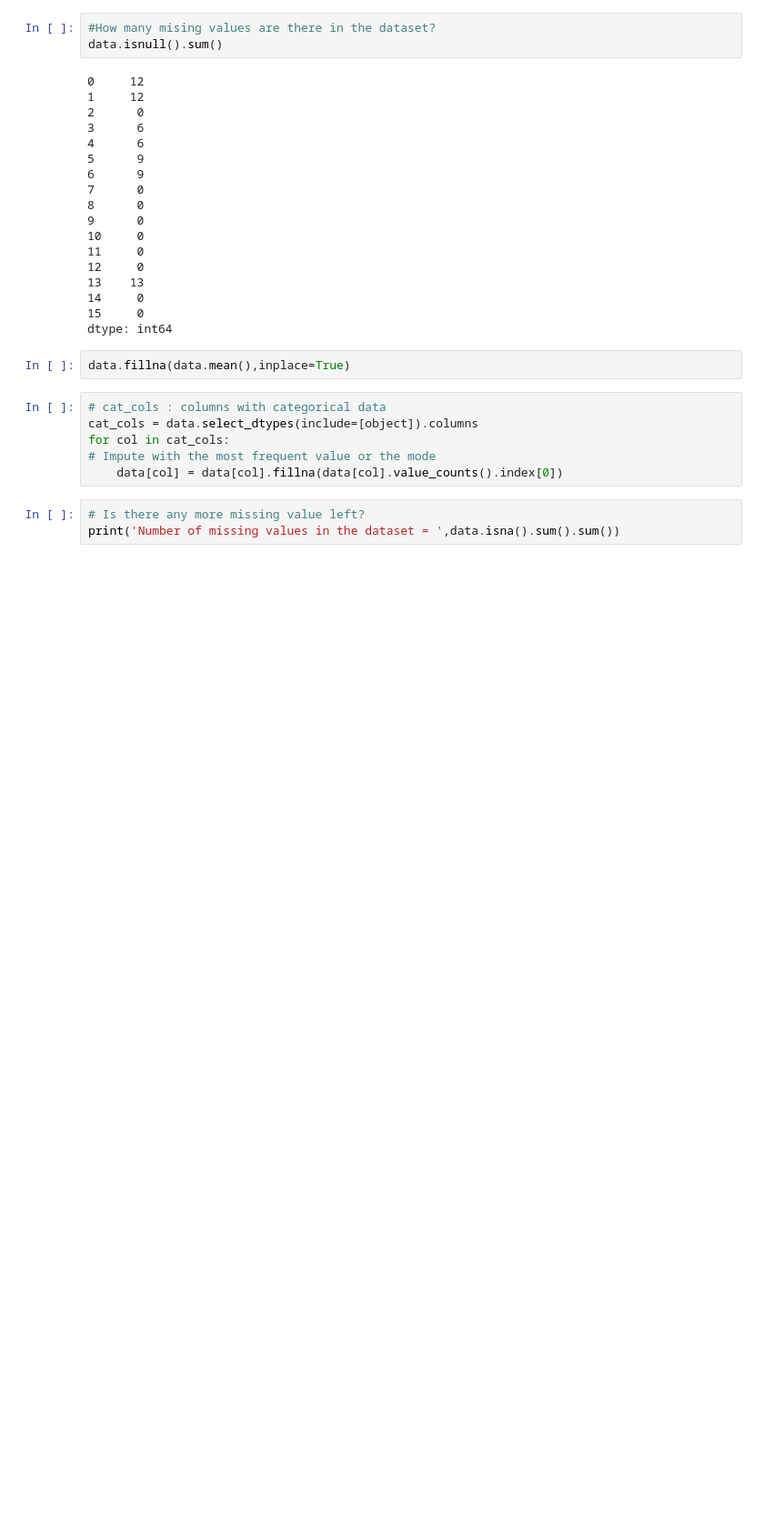
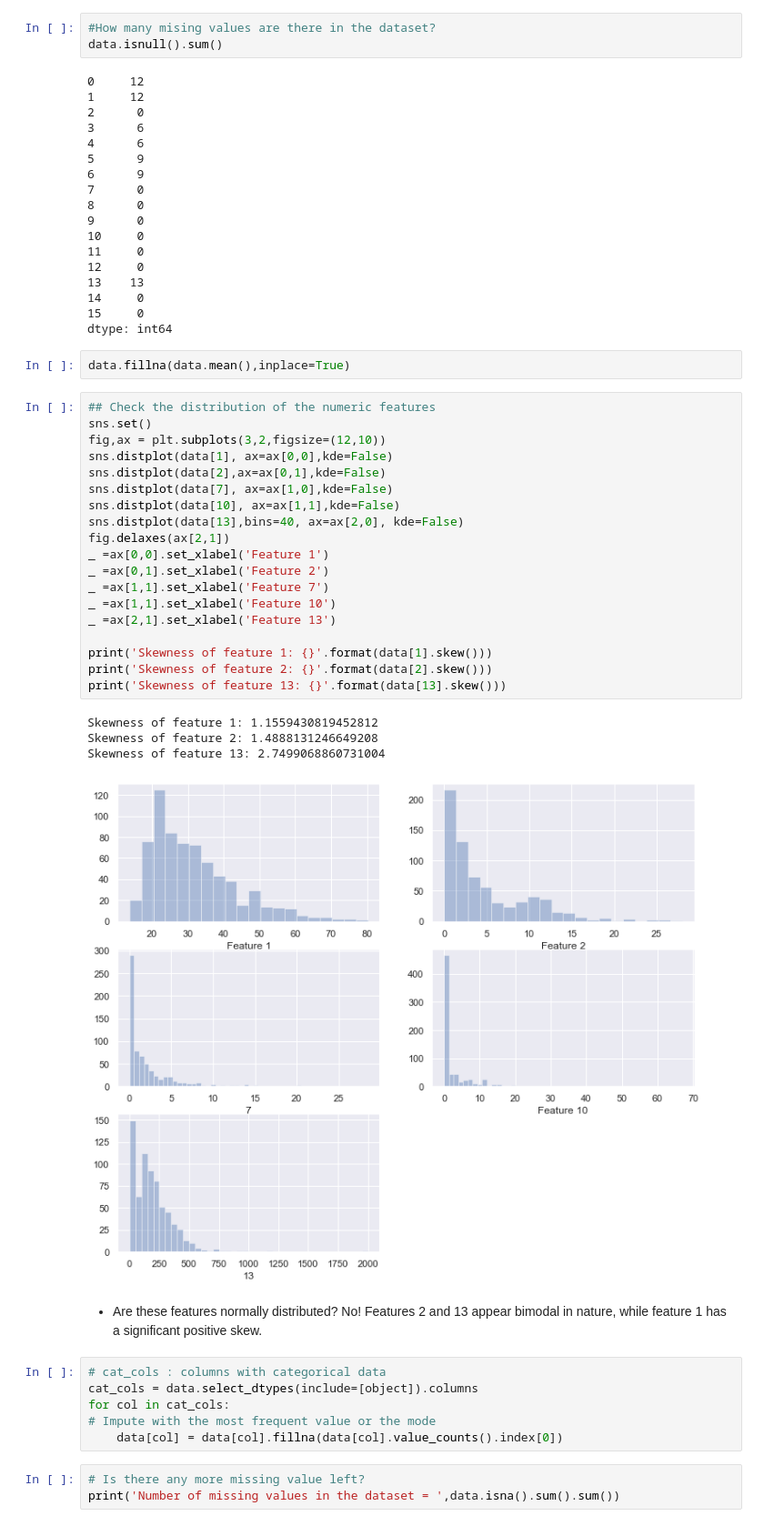
Before and after one commit to dsanyal/Credit_card_approval_prediction, a Jupyter notebook: analysis_nb.ipynb, the cells around one changed output. Shown at 91% size. Drawn from its saved outputs; the diff is of its cells as text; blank space fills up the shorter version.

```diff
--- a/analysis_nb.ipynb
+++ b/analysis_nb.ipynb
@@ -164,6 +144,32 @@ data.isnull().sum()
 dtype: int64
 # %%
 data.fillna(data.mean(),inplace=True)
+# %%
+## Check the distribution of the numeric features
+sns.set()
+fig,ax = plt.subplots(3,2,figsize=(12,10))
+sns.distplot(data[1], ax=ax[0,0],kde=False)
+sns.distplot(data[2],ax=ax[0,1],kde=False)
+sns.distplot(data[7], ax=ax[1,0],kde=False)
+sns.distplot(data[10], ax=ax[1,1],kde=False)
+sns.distplot(data[13],bins=40, ax=ax[2,0], kde=False)
+fig.delaxes(ax[2,1])
+_ =ax[0,0].set_xlabel('Feature 1')
+_ =ax[0,1].set_xlabel('Feature 2')
+_ =ax[1,1].set_xlabel('Feature 7')
+_ =ax[1,1].set_xlabel('Feature 10')
+_ =ax[2,1].set_xlabel('Feature 13')
+
+print('Skewness of feature 1: {}'.format(data[1].skew()))
+print('Skewness of feature 2: {}'.format(data[2].skew()))
+print('Skewness of feature 13: {}'.format(data[13].skew()))
+# %% [output]
+Skewness of feature 1: 1.1559430819452812
+Skewness of feature 2: 1.4888131246649208
+Skewness of feature 13: 2.7499068860731004
+[figure, added]
+# %% [markdown]
+ - Are these features normally distributed? No! Features 2 and 13 appear bimodal in nature, while feature 1 has a significant positive skew.
 # %%
 # cat_cols : columns with categorical data
 cat_cols = data.select_dtypes(include=[object]).columns
```
Also changed, not shown: parts of 5 cells of this notebook.
